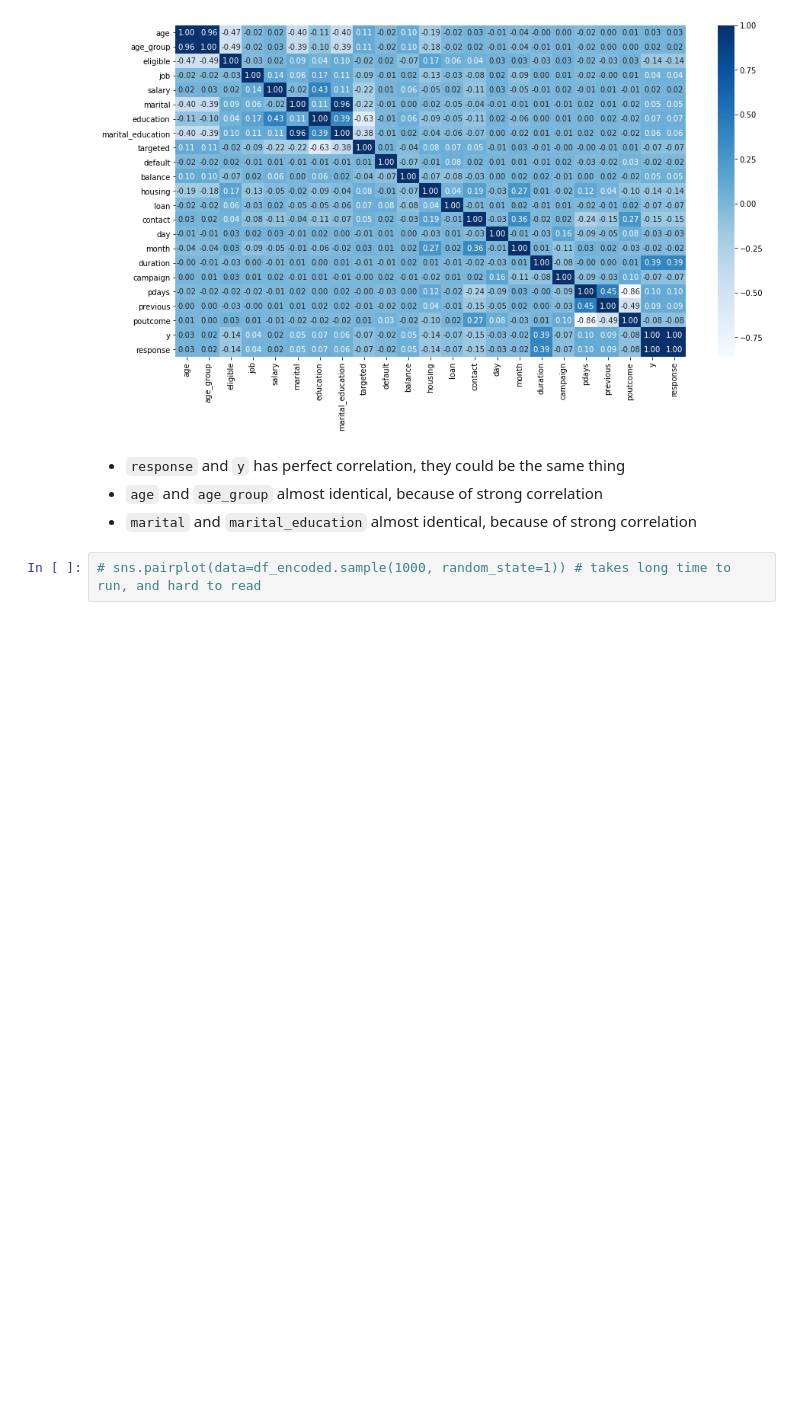
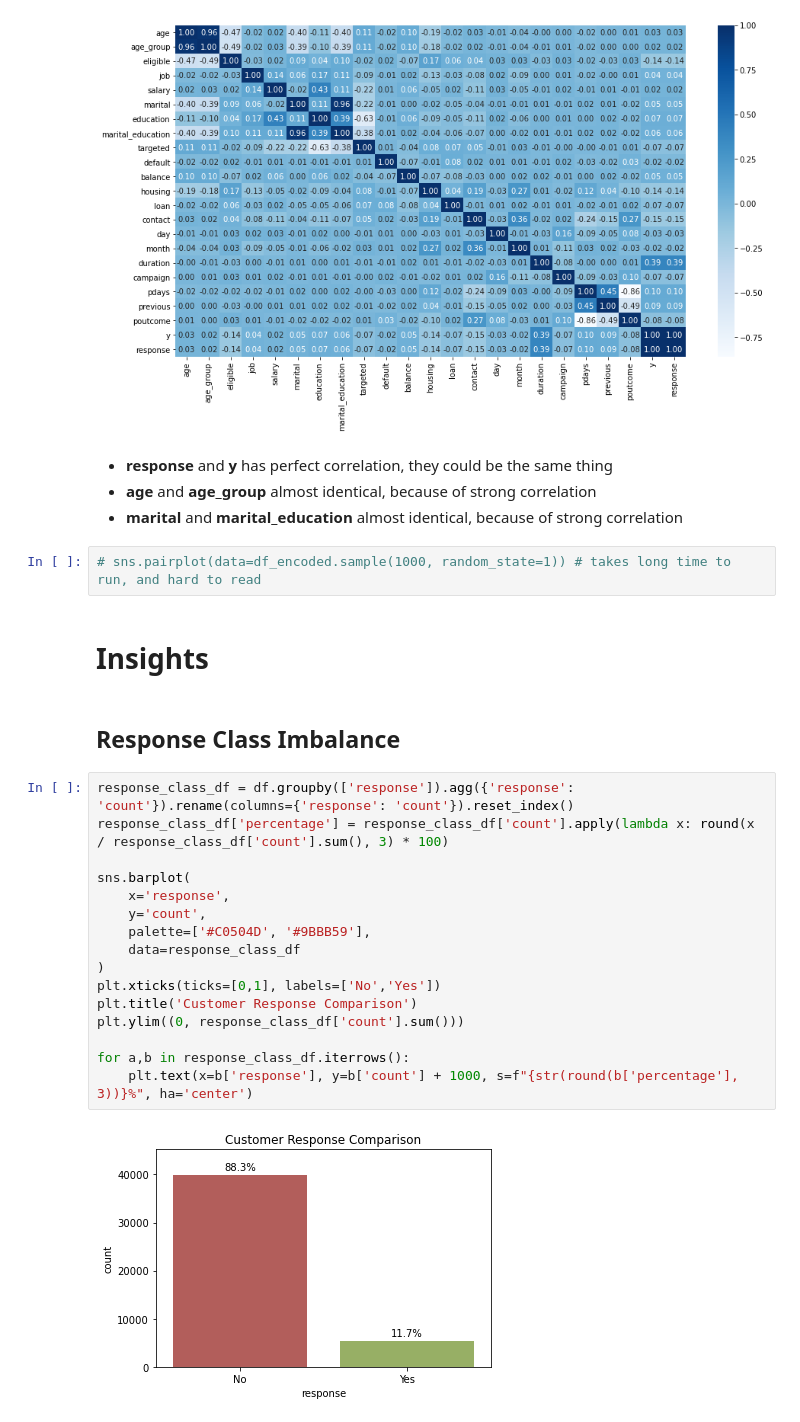
Before and after one commit to dendihandian/data-portfolio, a Jupyter notebook: bank-marketing/bank-marketing.ipynb, the cells around one changed output. Cells and saved outputs as stored; diff of their text form; blank space fills up the shorter version.

Commit message:
add class imbalance plot

```diff
--- a/bank-marketing/bank-marketing.ipynb
+++ b/bank-marketing/bank-marketing.ipynb
@@ -133,8 +133,30 @@ sns.heatmap(df_encoded.corr(), cmap='Blues', annot=True, fmt='.2f')
 <AxesSubplot:>
 [figure]
 # %% [markdown]
-- `response` and `y` has perfect correlation, they could be the same thing
-- `age` and `age_group` almost identical, because of strong correlation
-- `marital` and `marital_education` almost identical, because of strong correlation
+- **response** and **y** has perfect correlation, they could be the same thing
+- **age** and **age_group** almost identical, because of strong correlation
+- **marital** and **marital_education** almost identical, because of strong correlation
 # %%
 # sns.pairplot(data=df_encoded.sample(1000, random_state=1)) # takes long time to run, and hard to read
+# %% [markdown]
+# Insights
+# %% [markdown]
+## Response Class Imbalance
+# %%
+response_class_df = df.groupby(['response']).agg({'response': 'count'}).rename(columns={'response': 'count'}).reset_index()
+response_class_df['percentage'] = response_class_df['count'].apply(lambda x: round(x / response_class_df['count'].sum(), 3) * 100)
+
+sns.barplot(
+    x='response',
+    y='count',
+    palette=['#C0504D', '#9BBB59'],
+    data=response_class_df
+)
+plt.xticks(ticks=[0,1], labels=['No','Yes'])
+plt.title('Customer Response Comparison')
+plt.ylim((0, response_class_df['count'].sum()))
+
+for a,b in response_class_df.iterrows():
+    plt.text(x=b['response'], y=b['count'] + 1000, s=f"{str(round(b['percentage'], 3))}%", ha='center')
+# %% [output]
+[figure, added]
```
